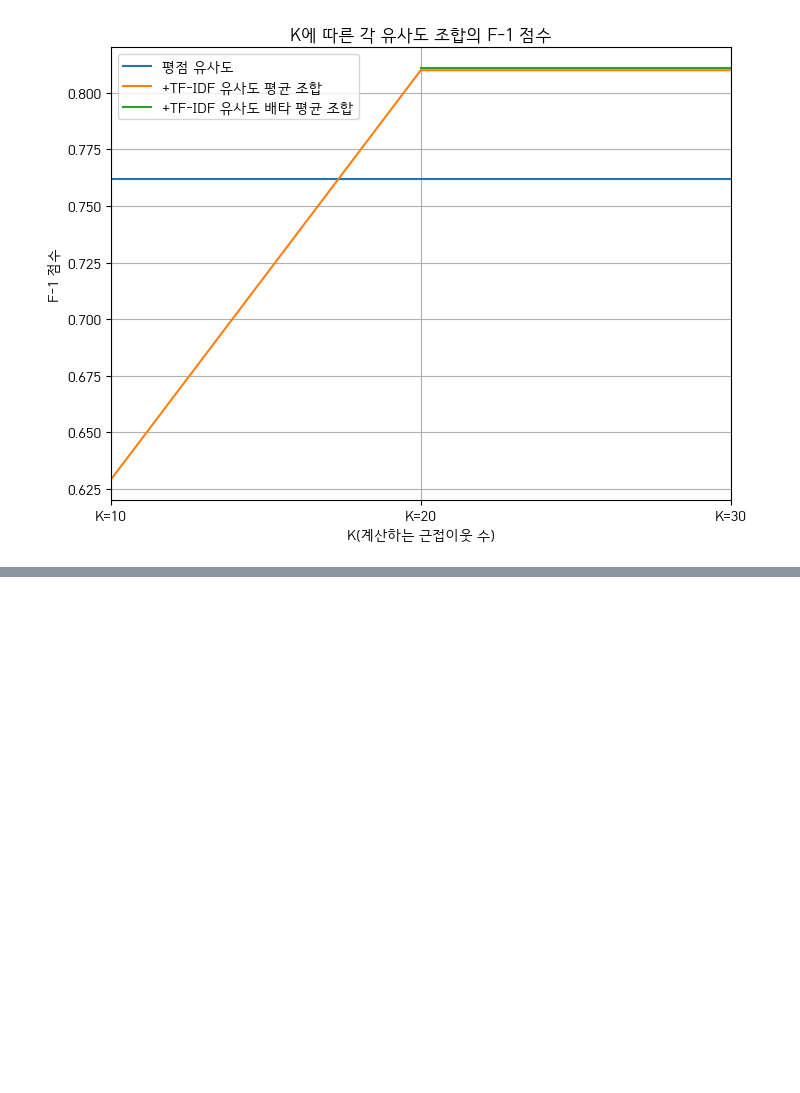
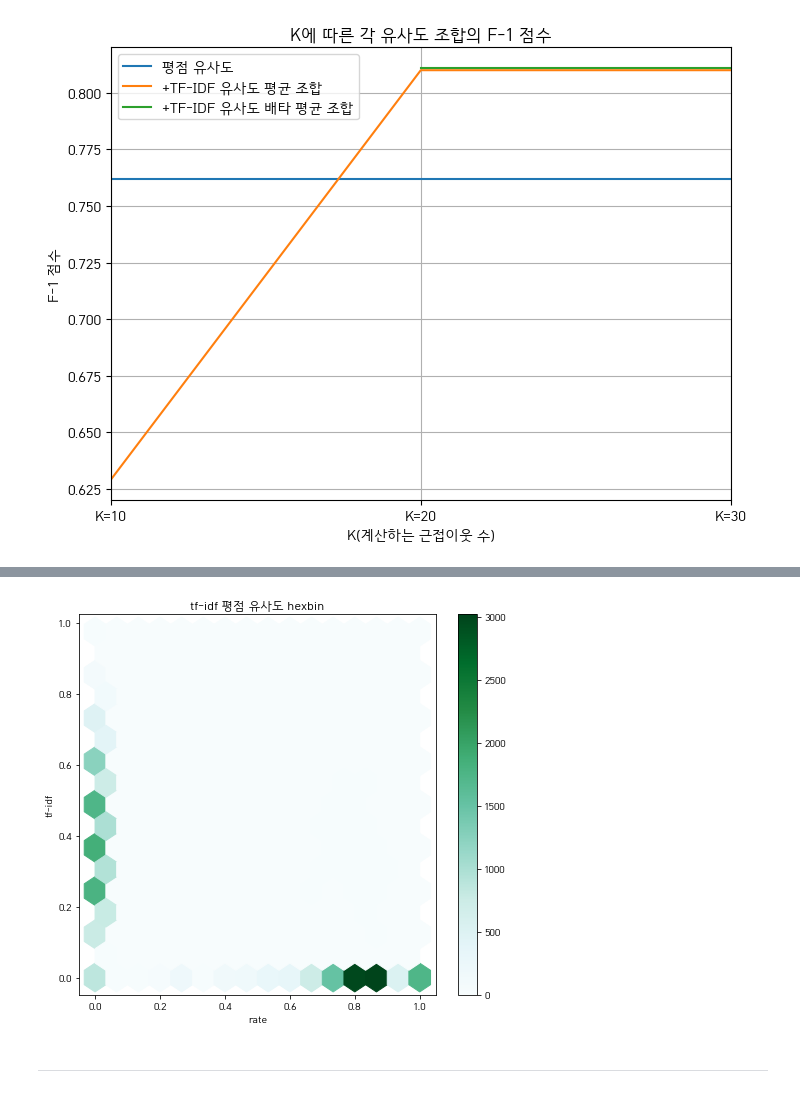
Before and after one commit to BlessingDev/Korean-Book-Review-Text-Book-Recomendation, a Jupyter notebook: Jupyter/visualize.ipynb, the cells around one changed output, grey strips where cells are left out. Saved outputs shown, nothing was run; the diff lists cells and outputs as text; code cells hidden in the pictures; blank space fills up the shorter version.

```diff
--- a/Jupyter/visualize.ipynb
+++ b/Jupyter/visualize.ipynb
@@ -72,0 +120,14 @@ review_grouped_by_book[["Title"]].count().sort_values("Title", ascending=False).
+# %%
+sim_comb = np.append(sim_tfidf.values.reshape((-1, 1)), sim_norm.values.reshape((-1, 1)), axis=1)
+
+vis_df = pd.DataFrame(sim_comb, columns=["tf-idf", "rate"])
+vis_df = vis_df[(vis_df["rate"] > 0) | (vis_df["tf-idf"] > 0)]
+ax = vis_df.plot.hexbin(x='rate', y='tf-idf',
+                         gridsize=15, sharex=False, figsize=(8, 7))
+ax.set_title("tf-idf 평점 유사도 hexbin")
+
+plt.show()
+# %% [output]
+[figure, added]
+# %% [markdown]
+---
```
Also changed, not shown: parts of 21 cells of this notebook, 5 other files.
